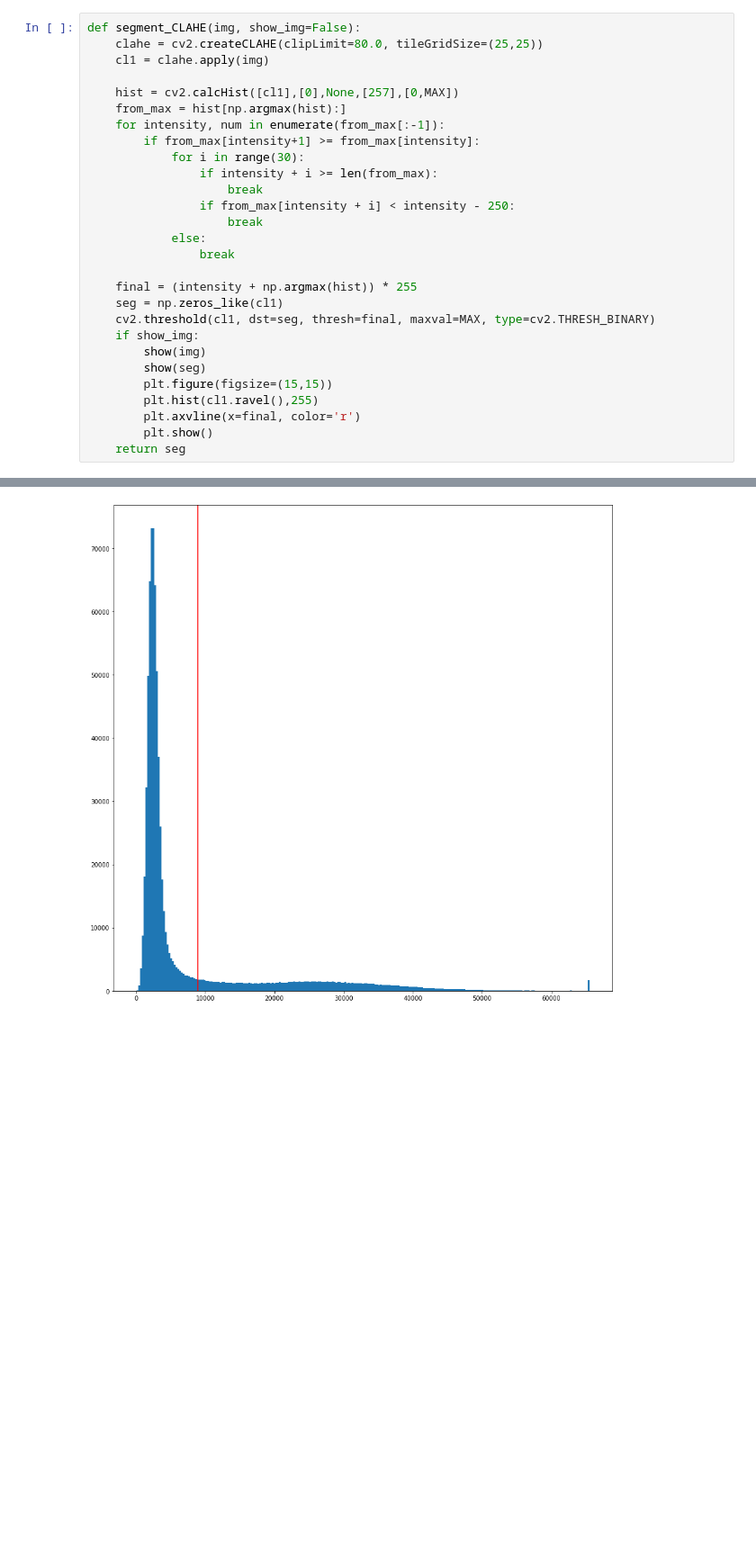
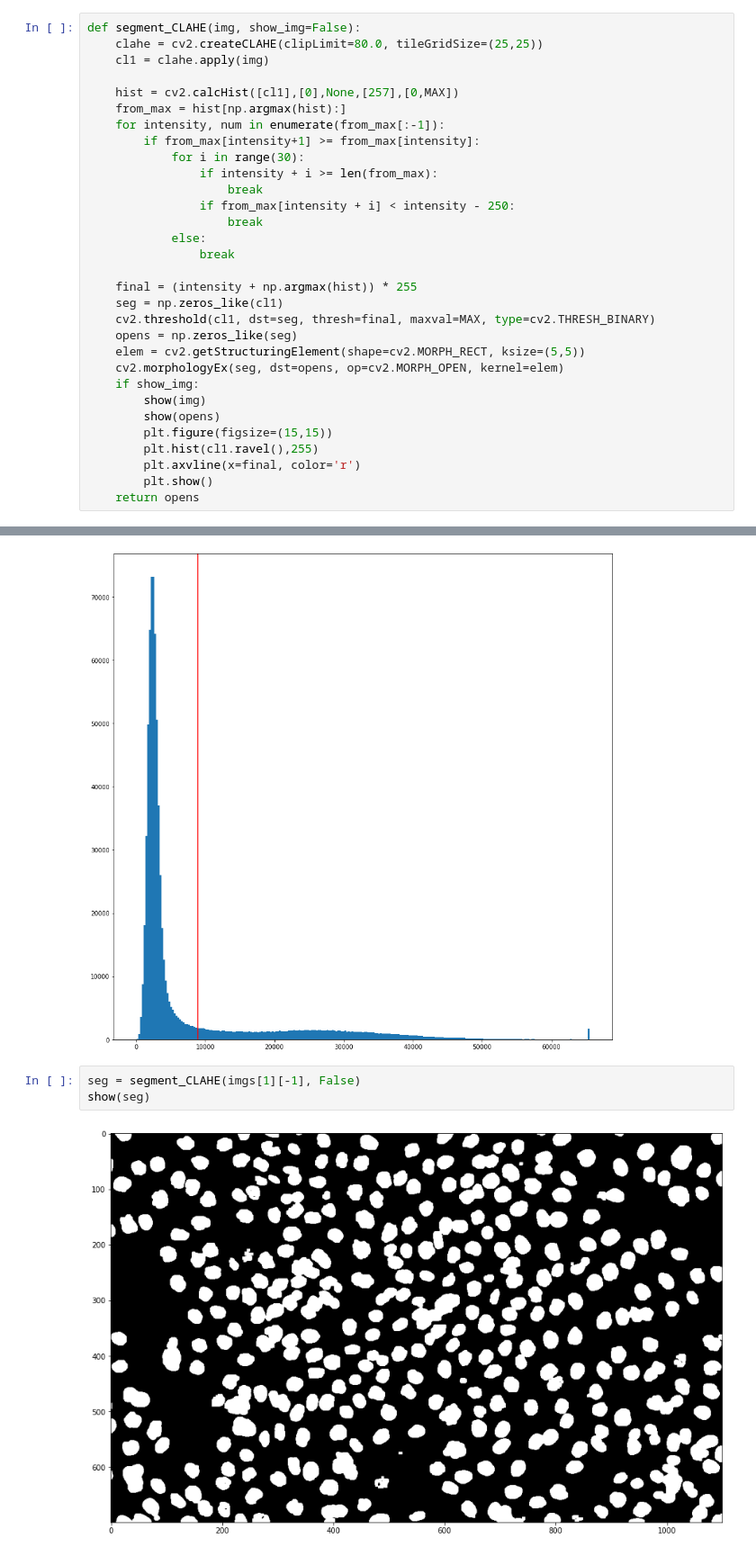
Before and after one commit to moates695/cs9517_Group_Project, a Jupyter notebook: marcus/threshold_final.ipynb, the cells around one changed output, grey strips where cells are left out. Shown at 90% size. Drawn from its saved outputs; the diff is of its cells as text; blank space fills up the shorter version.

Commit message:
segmenting nearly done

```diff
--- a/marcus/threshold_final.ipynb
+++ b/marcus/threshold_final.ipynb
@@ -192,11 +176,14 @@ def segment_CLAHE(img, show_img=False):
     final = (intensity + np.argmax(hist)) * 255
     seg = np.zeros_like(cl1)
     cv2.threshold(cl1, dst=seg, thresh=final, maxval=MAX, type=cv2.THRESH_BINARY)
+    opens = np.zeros_like(seg)
+    elem = cv2.getStructuringElement(shape=cv2.MORPH_RECT, ksize=(5,5))
+    cv2.morphologyEx(seg, dst=opens, op=cv2.MORPH_OPEN, kernel=elem)
     if show_img:
         show(img)
-        show(seg)
+        show(opens)
         plt.figure(figsize=(15,15))
         plt.hist(cl1.ravel(),255)
         plt.axvline(x=final, color='r')
         plt.show()
-    return seg
+    return opens
@@ -248,3 +379,8 @@ _ = segment_CLAHE(imgs[3][-1], True)
 [figure]
 [figure]
 [figure]
+# %%
+seg = segment_CLAHE(imgs[1][-1], False)
+show(seg)
+# %% [output]
+[figure, added]
```
Also changed, not shown: parts of 17 cells of this notebook.
